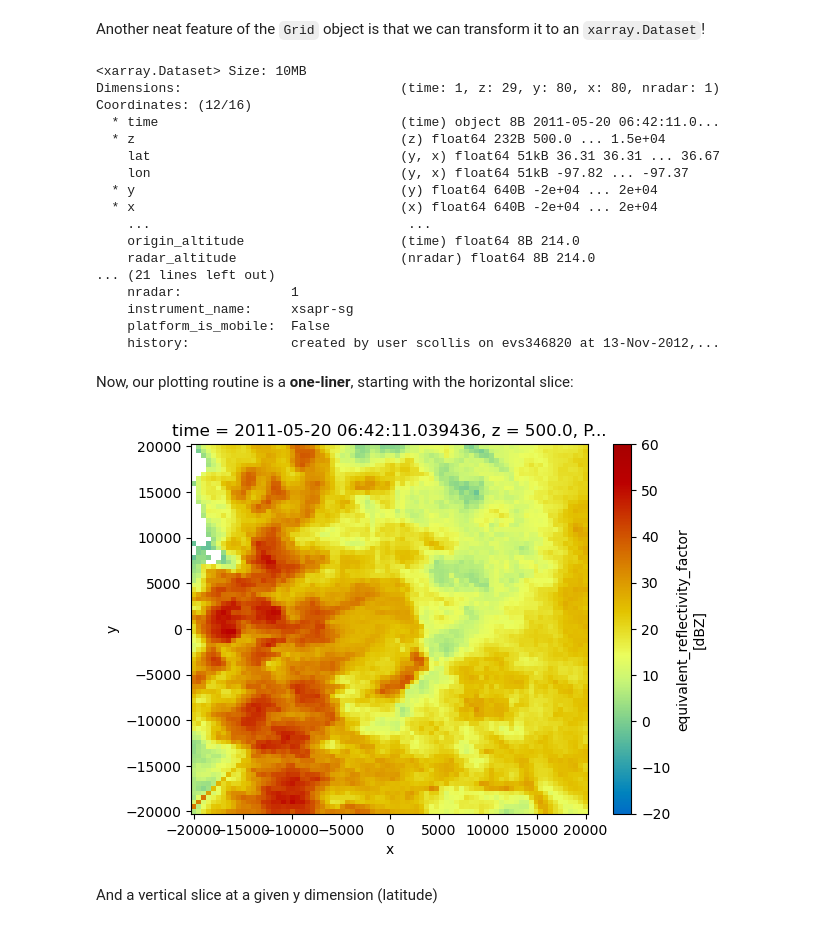
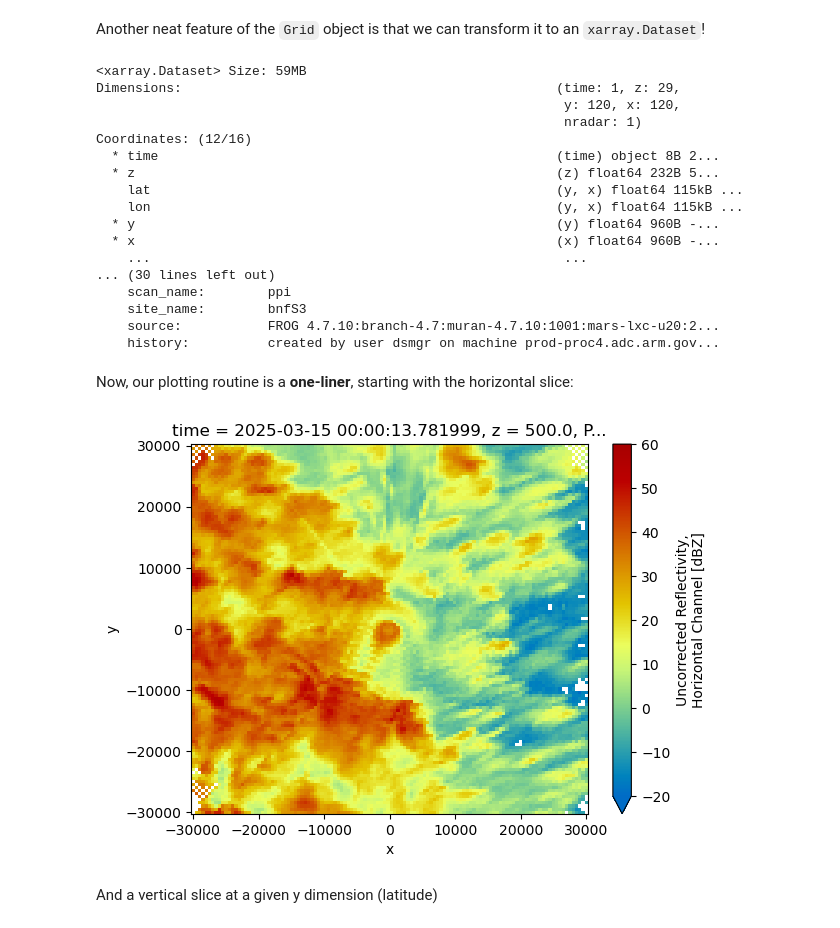
Before and after one commit to ARM-Development/arm-summer-school-2025, a Jupyter notebook: notebooks/pyart/pyart-basics.ipynb, the cells around one changed output. Saved outputs shown, nothing was run; the diff lists cells and outputs as text; code cells hidden in the pictures.

```diff
--- a/notebooks/pyart/pyart-basics.ipynb
+++ b/notebooks/pyart/pyart-basics.ipynb
@@ -111,7 +101,7 @@ Let's use a sample data file from `pyart` - which is [**cfradial** format](https
 
 When we read this in, we get a [`pyart.Radar` object](https://arm-doe.github.io/pyart/API/generated/pyart.core.Radar.html#pyart.core.Radar)!
 # %%
-file = get_test_data("swx_20120520_0641.nc")
+file = "/data/project/ARM_Summer_School_2025/radar/csapr2/ppi/bnfcsapr2cfrS3.a1.20250315.190050.nc"
 dt = xd.io.open_cfradial1_datatree(file)
 dt
 # %% [output]
@@ -389,8 +372,8 @@ The `pyart.map.grid_from_radars()` function takes the grid shape and grid limits
 Let's setup our configuration, setting our grid extent **first**, with the distance measured in **meters**
 # %%
 z_grid_limits = (500.,15_000.)
-y_grid_limits = (-20_000.,20_000.)
-x_grid_limits = (-20_000.,20_000.)
+y_grid_limits = (-30_000.,30_000.)
+x_grid_limits = (-30_000.,30_000.)
 # %% [markdown]
 Now that we have our grid limits, we can set our desired resolution (again, in meters)
 # %%
@@ -468,31 +451,31 @@ Another neat feature of the `Grid` object is that we can transform it to an `xar
 ds = grid.to_xarray()
 ds
 # %% [output]
-<xarray.Dataset> Size: 10MB
-Dimensions:                            (time: 1, z: 29, y: 80, x: 80, nradar: 1)
+<xarray.Dataset> Size: 59MB
+Dimensions:                                                (time: 1, z: 29,
+                                                            y: 120, x: 120,
+                                                            nradar: 1)
 Coordinates: (12/16)
-  * time                               (time) object 8B 2011-05-20 06:42:11.0...
-  * z                                  (z) float64 232B 500.0 ... 1.5e+04
-    lat                                (y, x) float64 51kB 36.31 36.31 ... 36.67
-    lon                                (y, x) float64 51kB -97.82 ... -97.37
-  * y                                  (y) float64 640B -2e+04 ... 2e+04
-  * x                                  (x) float64 640B -2e+04 ... 2e+04
-    ...                                 ...
-    origin_altitude                    (time) float64 8B 214.0
-    radar_altitude                     (nradar) float64 8B 214.0
-... (21 lines left out)
-    nradar:              1
-    instrument_name:     xsapr-sg
-    platform_is_mobile:  False
-    history:             created by user scollis on evs346820 at 13-Nov-2012,...
+  * time                                                   (time) object 8B 2...
+  * z                                                      (z) float64 232B 5...
+    lat                                                    (y, x) float64 115kB ...
+    lon                                                    (y, x) float64 115kB ...
+  * y                                                      (y) float64 960B -...
+  * x                                                      (x) float64 960B -...
+    ...                                                     ...
+... (30 lines left out)
+    scan_name:        ppi
+    site_name:        bnfS3
+    source:           FROG 4.7.10:branch-4.7:muran-4.7.10:1001:mars-lxc-u20:2...
+    history:          created by user dsmgr on machine prod-proc4.adc.arm.gov...
 # %% [markdown]
 Now, our plotting routine is a **one-liner**, starting with the horizontal slice:
 # %%
-ds.isel(z=0).corrected_reflectivity_horizontal.plot(cmap='HomeyerRainbow',
-                                                    vmin=-20,
-                                                    vmax=60);
+ds.isel(z=0).uncorrected_reflectivity_h.plot(cmap='HomeyerRainbow',
+                                             vmin=-20,
+                                             vmax=60);
 # %% [output]
-[figure, old version]
+[figure, new version]
 # %% [markdown]
 And a vertical slice at a given y dimension (latitude)
 # %%
```
Also changed, not shown: parts of 20 cells of this notebook, 2 other files.
